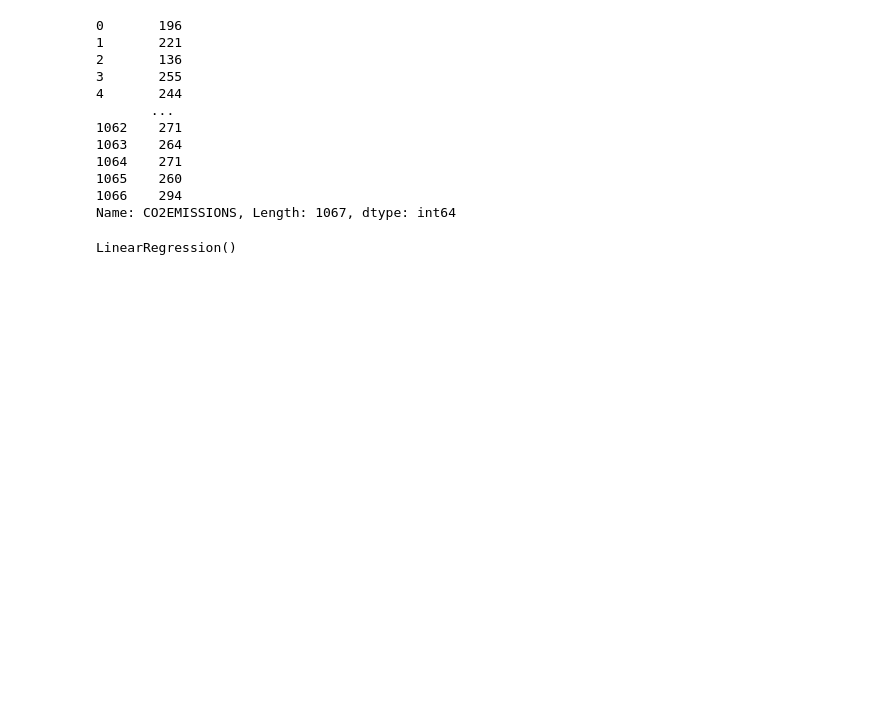
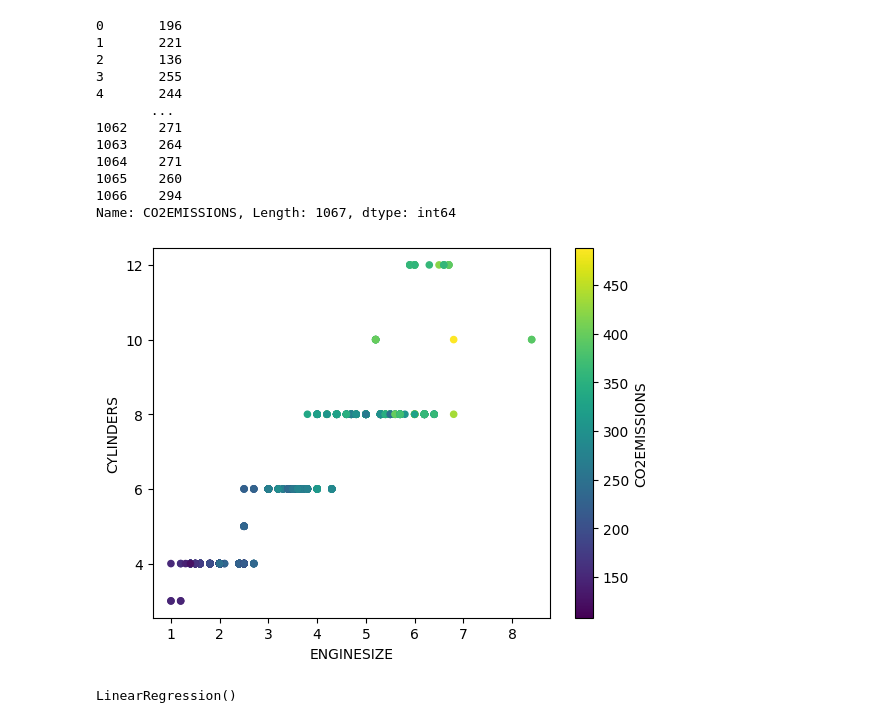
Before and after one commit to Jameers23/Data-Science, a Jupyter notebook: Machine Learning/Supervised Learning/Linear_Regression.ipynb, the cells around one changed output. Cells and saved outputs as stored; diff of their text form; code cells hidden in the pictures; blank space fills up the shorter version.

```diff
--- a/Machine Learning/Supervised Learning/Linear_Regression.ipynb
+++ b/Machine Learning/Supervised Learning/Linear_Regression.ipynb
@@ -292,6 +294,11 @@ y
 1065    260
 1066    294
 Name: CO2EMISSIONS, Length: 1067, dtype: int64
+# %%
+df.plot.scatter(x='ENGINESIZE', y='CYLINDERS' ,c='CO2EMISSIONS', colormap='viridis')
+plt.show()
+# %% [output]
+[figure, added]
 # %%
 X_train, X_test, y_train, y_test = train_test_split(X, y, test_size=0.2)
 # %%
```
Also changed, not shown: parts of 25 cells of this notebook.
